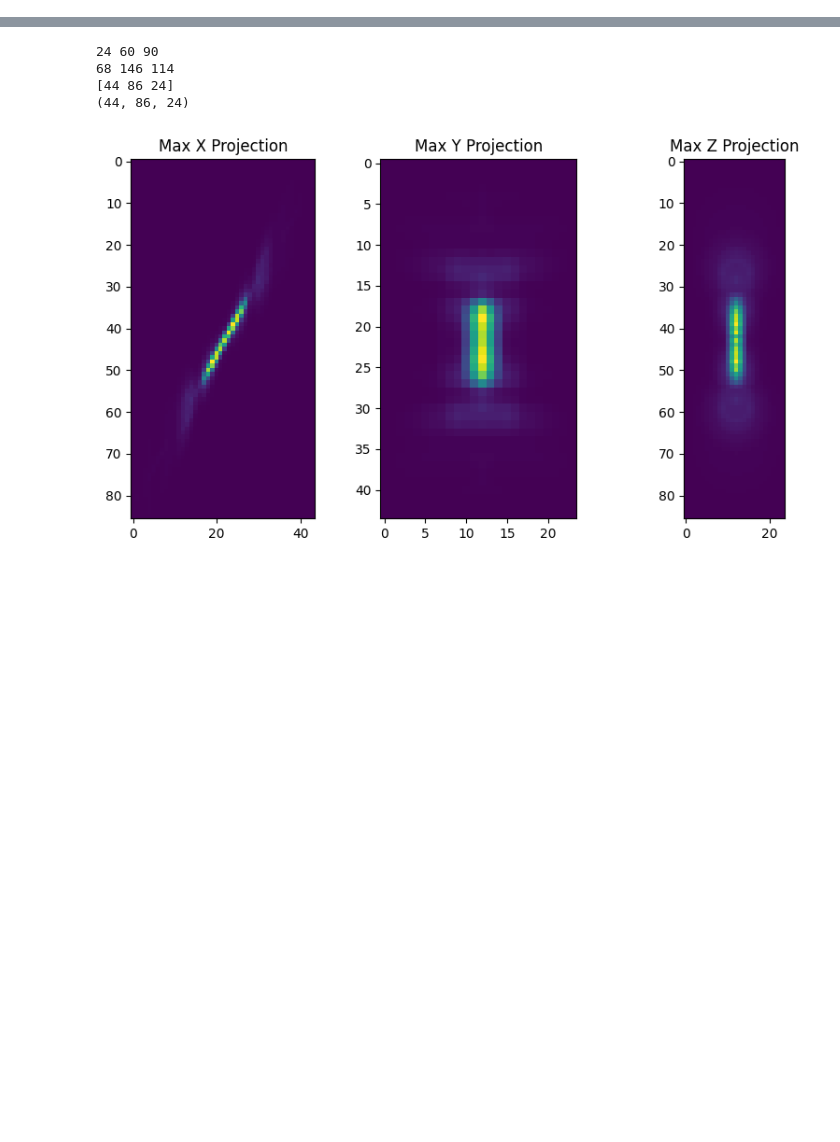
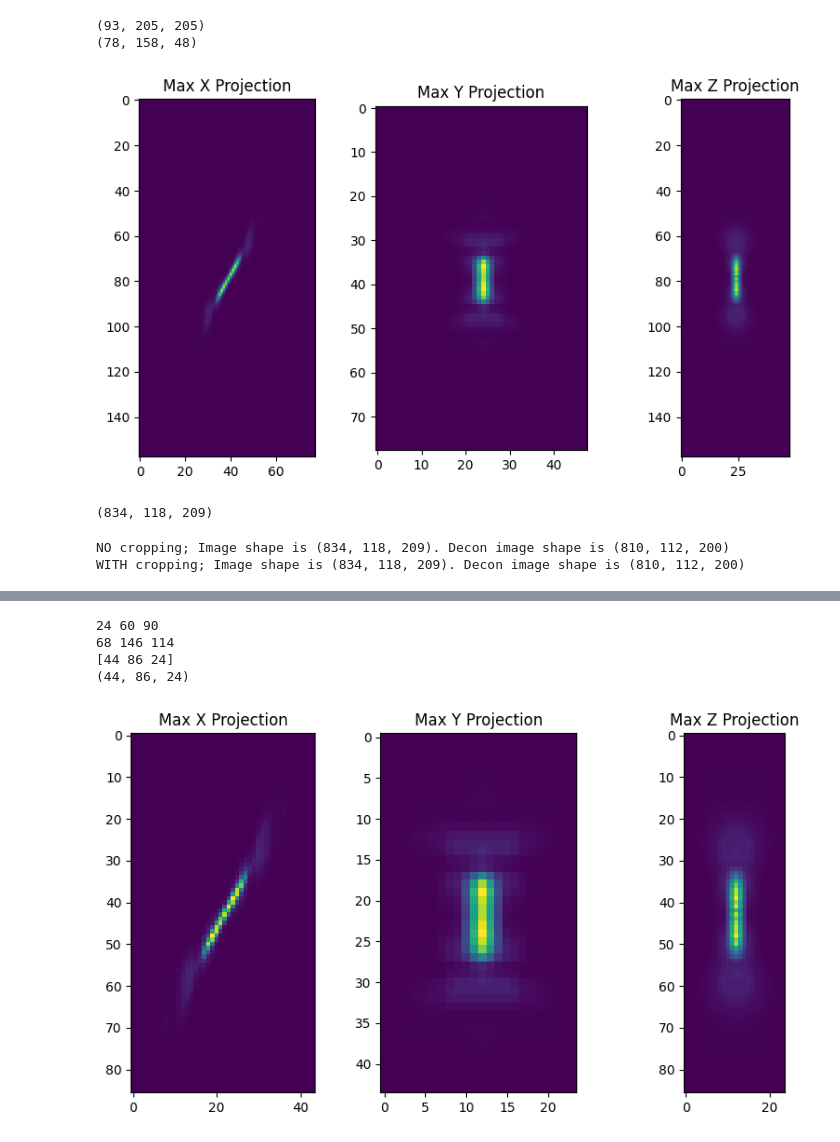
Before and after one commit to BioimageAnalysisCoreWEHI/napari_lattice, a Jupyter notebook: notebooks/psf_cropping.ipynb, the cells around one changed output, grey strips where cells are left out. Drawn from its saved outputs; the diff is of its cells as text; code cells hidden in the pictures; blank space fills up the shorter version.

```diff
--- a/notebooks/psf_cropping.ipynb
+++ b/notebooks/psf_cropping.ipynb
@@ -22,0 +70,37 @@ NameError: name 'psf' is not defined
+# %%
+psf_cropped = crop_psf(psf,perc_max_threshold=3e-4)
+plot_montage_projections(psf_cropped)
+print(psf.shape)
+print(psf_cropped.shape)
+# %% [output]
+(93, 205, 205)
+(78, 158, 48)
+[figure, added]
+# %%
+#Read small lattice light sheet image
+image = AICSImage("../sample_data/RBC_tiny.czi")
+image = np.squeeze(image.data)
+print(image.shape)
+dzdata=0.3
+dxdata=0.1449922
+dzpsf=0.3
+dxpsf=0.1449922
+# %% [output]
+(834, 118, 209)
+# %%
+#no cropping
+with TemporaryOTF(psf) as otf:
+    with RLContext(rawdata_shape=image.shape, otfpath=otf.path, dzdata=dzdata, dxdata=dxdata,dzpsf=dzpsf,dxpsf=dxpsf) as ctx:
+        decon_res_no_crop = rl_decon(im=image, output_shape = ctx.out_shape,n_iters=10)
+
+print(f"NO cropping; Image shape is {image.shape}. Decon image shape is {decon_res_no_crop.shape}")
+
+#with cropping
+with TemporaryOTF(psf_cropped) as otf:
+    with RLContext(rawdata_shape=image.shape, otfpath=otf.path, dzdata=dzdata, dxdata=dxdata,dzpsf=dzpsf,dxpsf=dxpsf) as ctx:
+        decon_res_crop = rl_decon(im=image, output_shape = ctx.out_shape,n_iters=10)
+
+print(f"WITH cropping; Image shape is {image.shape}. Decon image shape is {decon_res_no_crop.shape}")
+# %% [output]
+NO cropping; Image shape is (834, 118, 209). Decon image shape is (810, 112, 200)
+WITH cropping; Image shape is (834, 118, 209). Decon image shape is (810, 112, 200)
```
Also changed, not shown: parts of 26 cells of this notebook.
